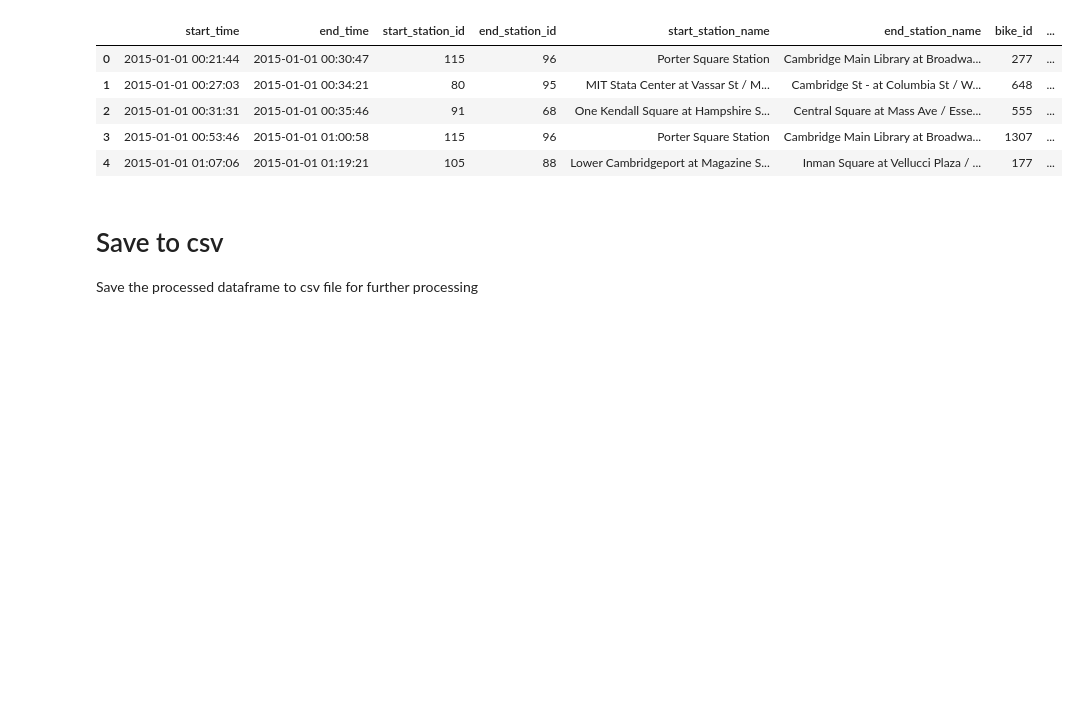
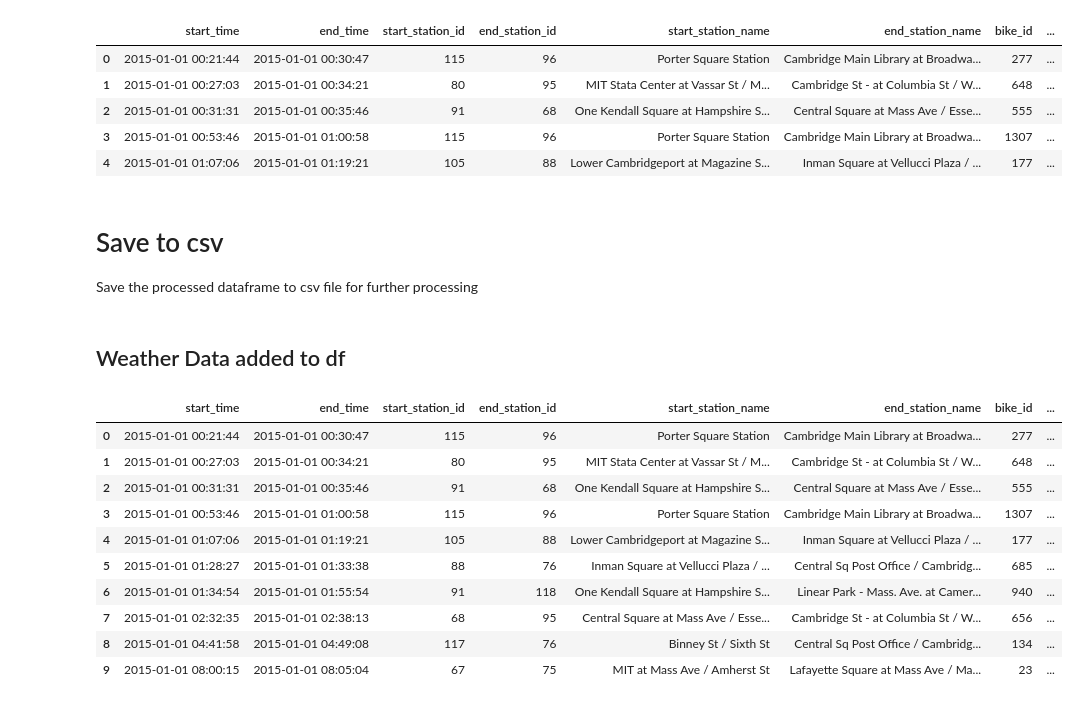
Before and after one commit to RavenRudi/AA_Group16, a Jupyter notebook: data_preparation.ipynb, the cells around one changed output. Drawn from its saved outputs; the diff is of its cells as text; code cells hidden in the pictures; blank space fills up the shorter version.

```diff
--- a/data_preparation.ipynb
+++ b/data_preparation.ipynb
@@ -215,3 +215,26 @@ df_boston.head()
 Save the processed dataframe to csv file for further processing
 # %%
 df_boston.to_csv('./data/prepared/rides_data_prepared.csv')
+# %% [markdown]
+## Weather Data added to df
+# %%
+df_weather = pd.read_csv('./data/weather_hourly_boston.csv')
+# %%
+df_weather['date_time'] = pd.to_datetime(df_weather['date_time'], format='%Y-%m-%d %X')
+df_boston['date_time'] = df_boston['start_time'].dt.round('1h')
+# %%
+df_joined = df_boston.merge(df_weather, how = 'left', on = 'date_time')
+
+df_joined.head(10)
+# %% [output]
+|  | start_time | end_time | start_station_id | end_station_id | start_station_name | end_station_name | bike_id | ... |
+| 0 | 2015-01-01 00:21:44 | 2015-01-01 00:30:47 | 115 | 96 | Porter Square Station | Cambridge Main Library at Broadwa... | 277 | ... |
+| 1 | 2015-01-01 00:27:03 | 2015-01-01 00:34:21 | 80 | 95 | MIT Stata Center at Vassar St / M... | Cambridge St - at Columbia St / W... | 648 | ... |
+| 2 | 2015-01-01 00:31:31 | 2015-01-01 00:35:46 | 91 | 68 | One Kendall Square at Hampshire S... | Central Square at Mass Ave / Esse... | 555 | ... |
+| 3 | 2015-01-01 00:53:46 | 2015-01-01 01:00:58 | 115 | 96 | Porter Square Station | Cambridge Main Library at Broadwa... | 1307 | ... |
+| 4 | 2015-01-01 01:07:06 | 2015-01-01 01:19:21 | 105 | 88 | Lower Cambridgeport at Magazine S... | Inman Square at Vellucci Plaza / ... | 177 | ... |
+| 5 | 2015-01-01 01:28:27 | 2015-01-01 01:33:38 | 88 | 76 | Inman Square at Vellucci Plaza / ... | Central Sq Post Office / Cambridg... | 685 | ... |
+| 6 | 2015-01-01 01:34:54 | 2015-01-01 01:55:54 | 91 | 118 | One Kendall Square at Hampshire S... | Linear Park - Mass. Ave. at Camer... | 940 | ... |
+| 7 | 2015-01-01 02:32:35 | 2015-01-01 02:38:13 | 68 | 95 | Central Square at Mass Ave / Esse... | Cambridge St - at Columbia St / W... | 656 | ... |
+| 8 | 2015-01-01 04:41:58 | 2015-01-01 04:49:08 | 117 | 76 | Binney St / Sixth St | Central Sq Post Office / Cambridg... | 134 | ... |
+| 9 | 2015-01-01 08:00:15 | 2015-01-01 08:05:04 | 67 | 75 | MIT at Mass Ave / Amherst St | Lafayette Square at Mass Ave / Ma... | 23 | ... |
```
Also changed, not shown: 1 other file.
